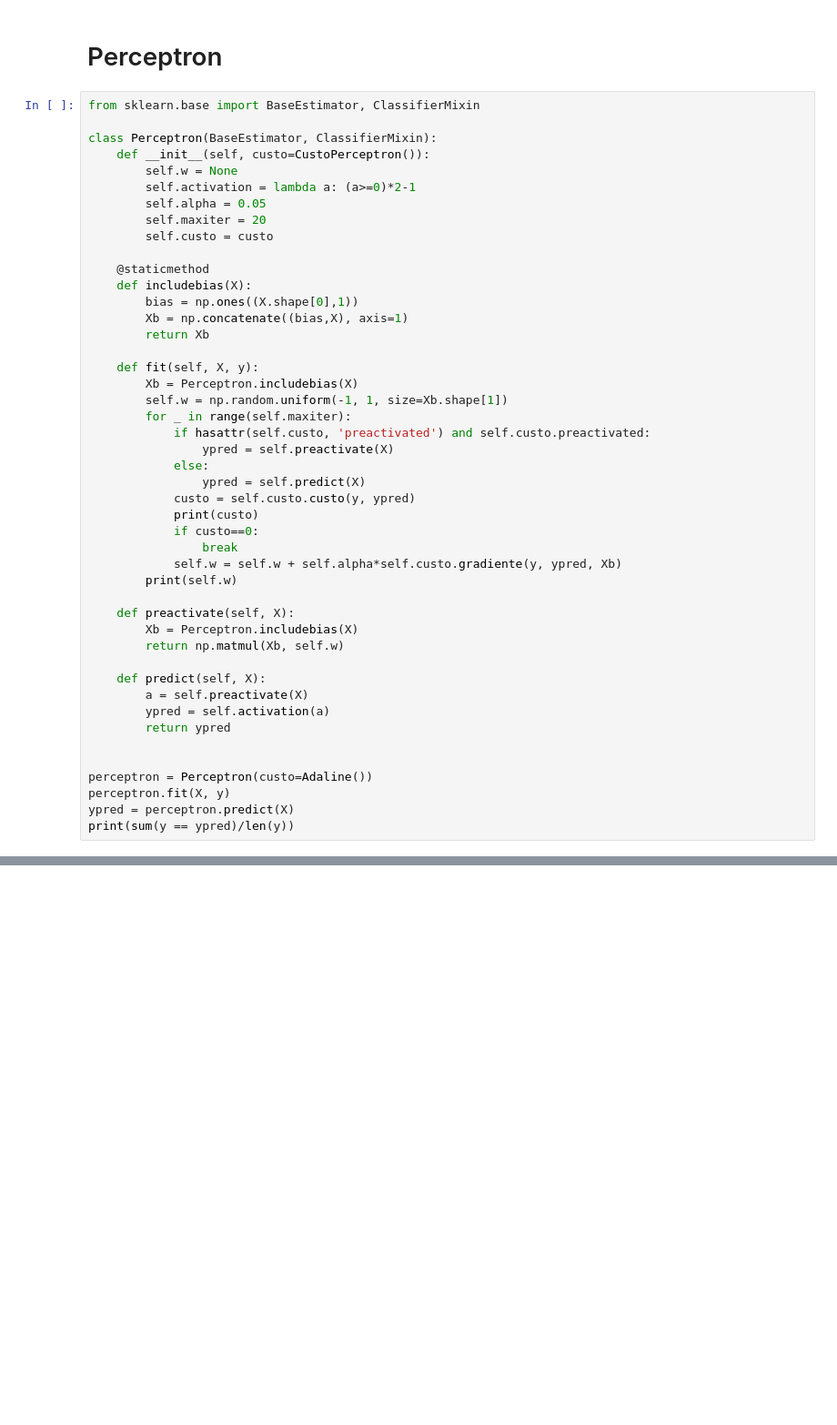
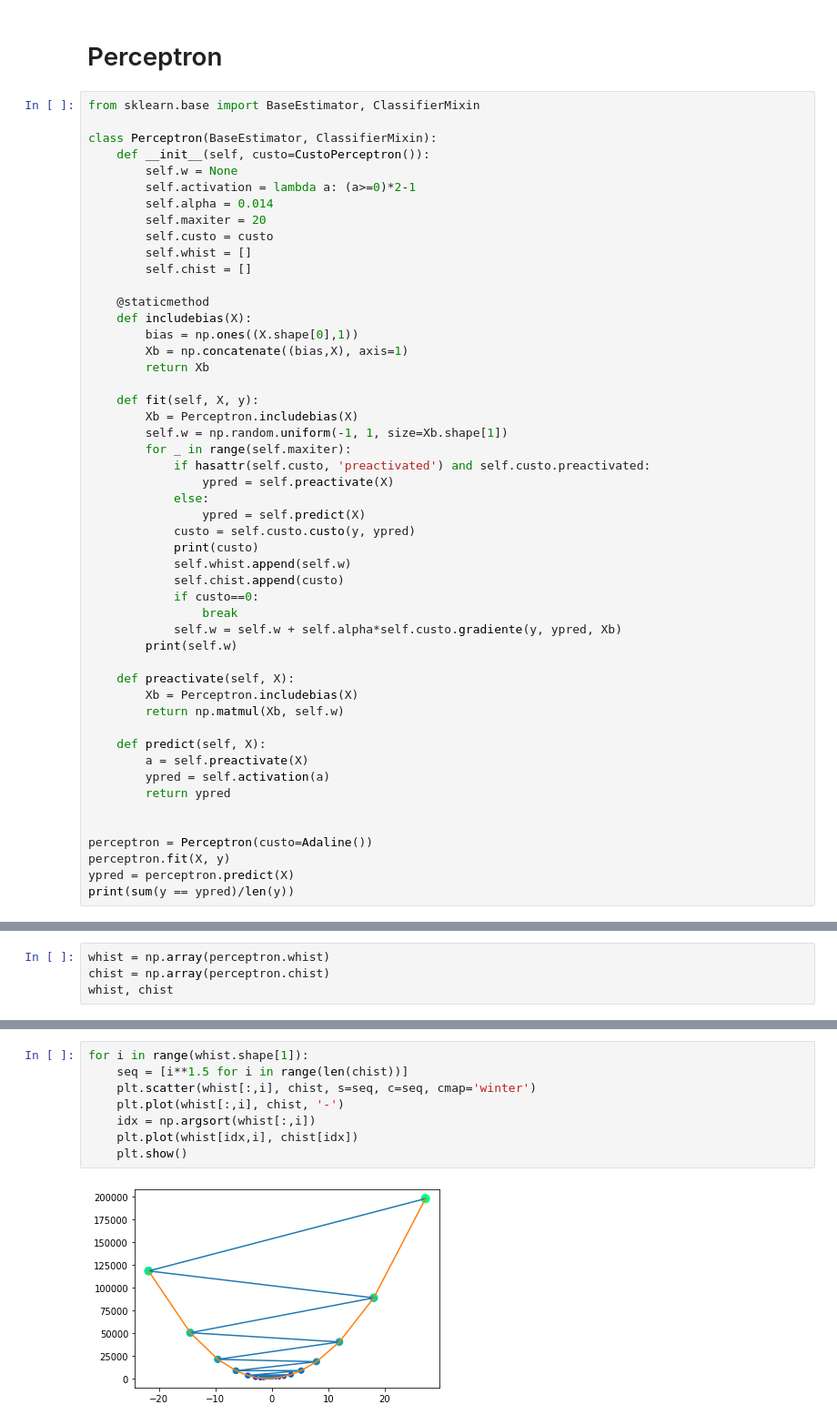
Before and after one commit to fboldt/aulasann, a Jupyter notebook: learningrate.ipynb, the cells around one changed output, grey strips where cells are left out. Shown at 91% size. Drawn from its saved outputs; the diff is of its cells as text; blank space fills up the shorter version.

```diff
--- a/learningrate.ipynb
+++ b/learningrate.ipynb
@@ -73,9 +73,11 @@ class Perceptron(BaseEstimator, ClassifierMixin):
     def __init__(self, custo=CustoPerceptron()):
         self.w = None
         self.activation = lambda a: (a>=0)*2-1
-        self.alpha = 0.05
+        self.alpha = 0.014
         self.maxiter = 20
         self.custo = custo
+        self.whist = []
+        self.chist = []
 
     @staticmethod
     def includebias(X):
@@ -93,6 +95,8 @@ class Perceptron(BaseEstimator, ClassifierMixin):
                 ypred = self.predict(X)
             custo = self.custo.custo(y, ypred)
             print(custo)
+            self.whist.append(self.w)
+            self.chist.append(custo)
             if custo==0:
                 break
             self.w = self.w + self.alpha*self.custo.gradiente(y, ypred, Xb)
@@ -132,0 +137,4 @@ print(sum(y == ypred)/len(y))
+# %%
+whist = np.array(perceptron.whist)
+chist = np.array(perceptron.chist)
+whist, chist
@@ -132,0 +159,10 @@ print(sum(y == ypred)/len(y))
+# %%
+for i in range(whist.shape[1]):
+    seq = [i**1.5 for i in range(len(chist))]
+    plt.scatter(whist[:,i], chist, s=seq, c=seq, cmap='winter')
+    plt.plot(whist[:,i], chist, '-')
+    idx = np.argsort(whist[:,i])
+    plt.plot(whist[idx,i], chist[idx])
+    plt.show()
+# %% [output]
+[figure, added]
```
Also changed, not shown: parts of 6 cells of this notebook.
